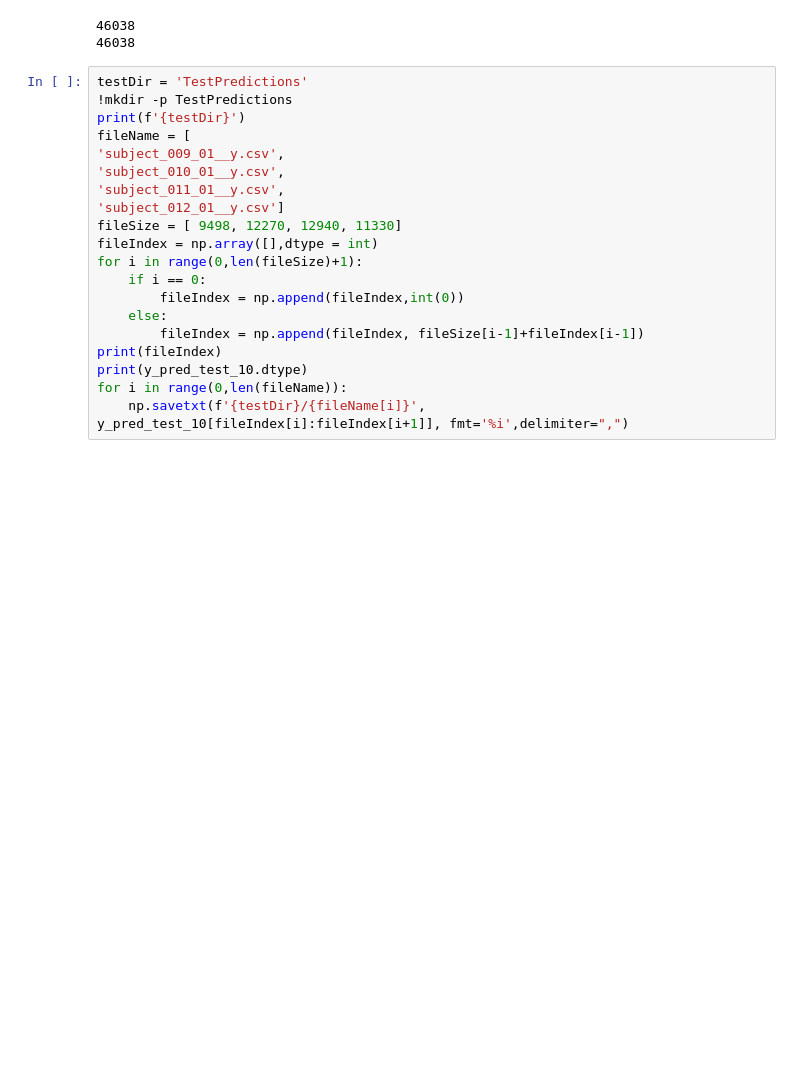
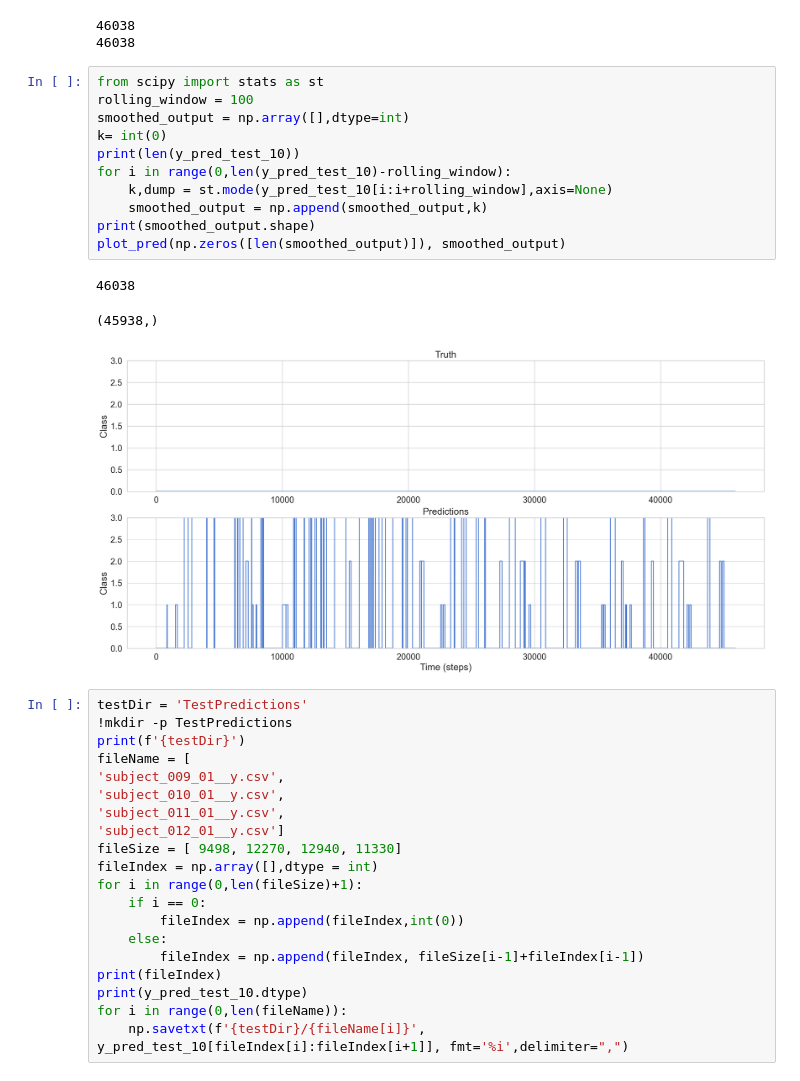
Before and after one commit to MoreBangForYourBuck/c2_competition, a Jupyter notebook: tensorflow_bi_LSTM.ipynb, the cells around one changed output. Drawn from its saved outputs; the diff is of its cells as text; blank space fills up the shorter version.

Commit message:
added window smoothing to output

```diff
--- a/tensorflow_bi_LSTM.ipynb
+++ b/tensorflow_bi_LSTM.ipynb
@@ -626,6 +640,21 @@ print(46038)
 [figure]
 46038
 46038
+# %%
+from scipy import stats as st
+rolling_window = 100
+smoothed_output = np.array([],dtype=int)
+k= int(0)
+print(len(y_pred_test_10))
+for i in range(0,len(y_pred_test_10)-rolling_window):
+    k,dump = st.mode(y_pred_test_10[i:i+rolling_window],axis=None)
+    smoothed_output = np.append(smoothed_output,k)
+print(smoothed_output.shape)
+plot_pred(np.zeros([len(smoothed_output)]), smoothed_output)
+# %% [output]
+46038
+(45938,)
+[figure, added]
 # %%
 testDir = 'TestPredictions'
 !mkdir -p TestPredictions
```
Also changed, not shown: parts of 5 cells of this notebook.
